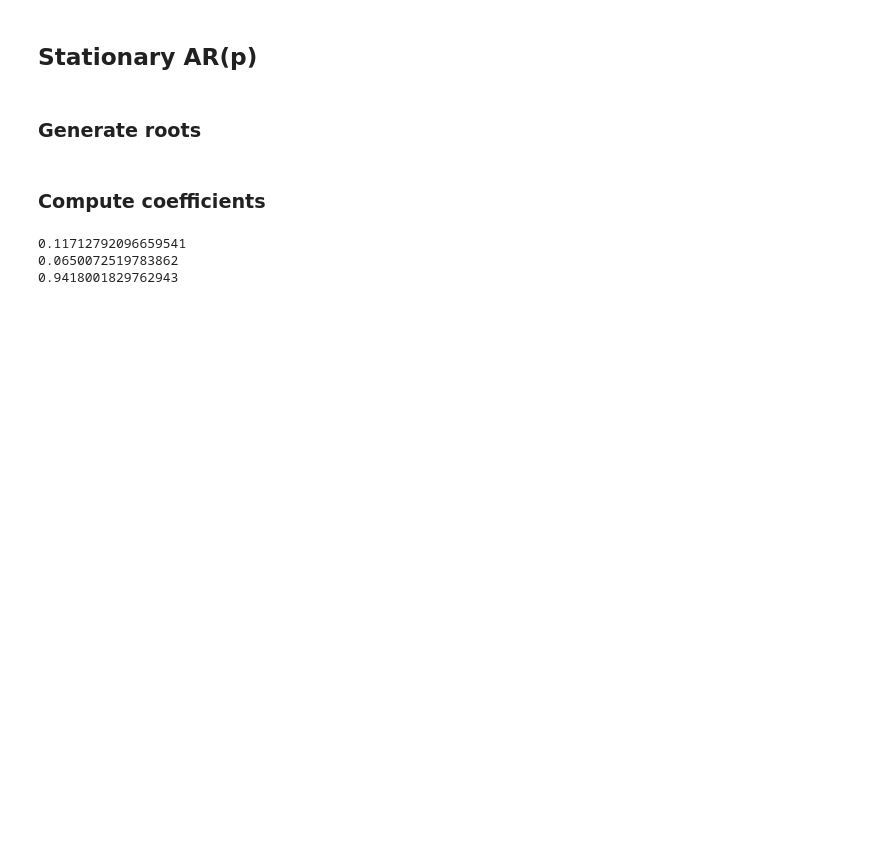
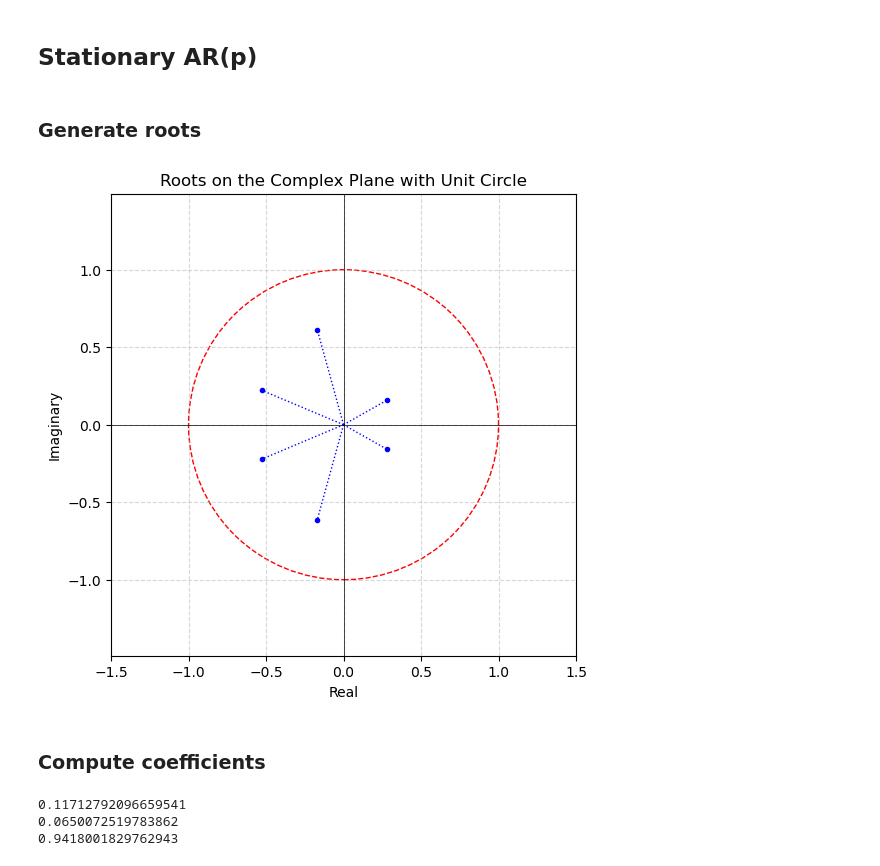
Before and after one commit to reebme/time-imputation-benchmark, a Jupyter notebook: Notebooks/01_Prepare_Data.ipynb, the cells around one changed output. Saved outputs shown, nothing was run; the diff lists cells and outputs as text; code cells hidden in the pictures; blank space fills up the shorter version.

Commit message:
Add a function plotting the complex roots.

```diff
--- a/Notebooks/01_Prepare_Data.ipynb
+++ b/Notebooks/01_Prepare_Data.ipynb
@@ -186,3 +232,9 @@ def generate_stationary_roots(p):
+# %%
+p = 6
+roots = generate_stationary_roots(p)
+plot_roots_with_unit_circle(roots)
+# %% [output]
+[figure, added]
 # %% [markdown]
 ### Compute coefficients
 # %%
```
Also changed, not shown: parts of 1 cell of this notebook.
